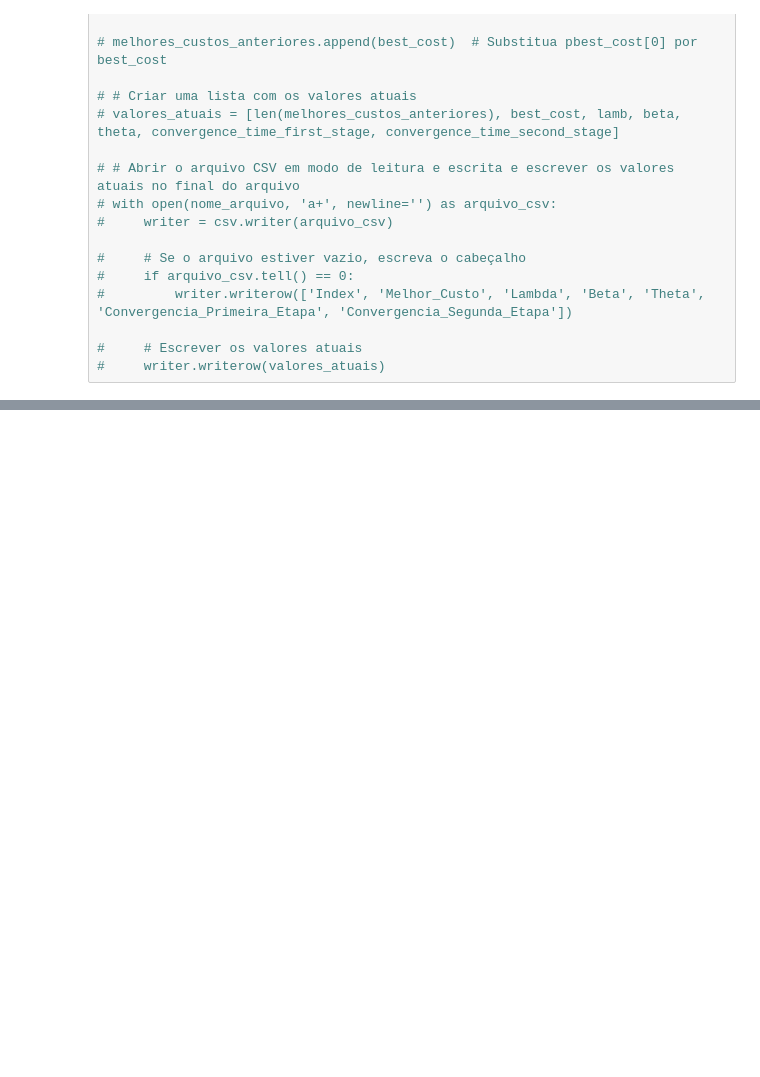
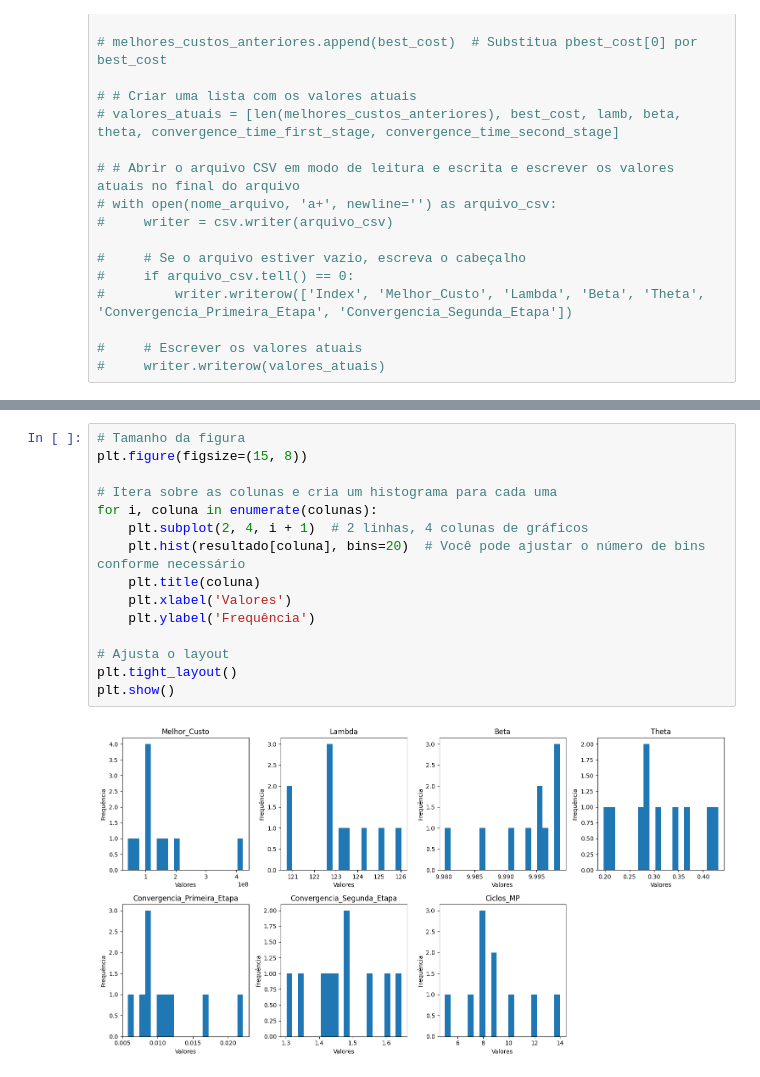
Before and after one commit to uervitonsantos/Otimizacao-Politicaca-Manutencao-Preventiva-Imperfeita, a Jupyter notebook: Algoritmo_PSO_para_otimização_de_custo_de_manutenção_preventiva_v11.ipynb, the cells around one changed output, grey strips where cells are left out. Drawn from its saved outputs; the diff is of its cells as text; blank space fills up the shorter version.

```diff
--- a/Algoritmo_PSO_para_otimização_de_custo_de_manutenção_preventiva_v11.ipynb
+++ b/Algoritmo_PSO_para_otimização_de_custo_de_manutenção_preventiva_v11.ipynb
@@ -731,3 +779,20 @@ df.describe()
+# %%
+# Tamanho da figura
+plt.figure(figsize=(15, 8))
+
+# Itera sobre as colunas e cria um histograma para cada uma
+for i, coluna in enumerate(colunas):
+    plt.subplot(2, 4, i + 1)  # 2 linhas, 4 colunas de gráficos
+    plt.hist(resultado[coluna], bins=20)  # Você pode ajustar o número de bins conforme necessário
+    plt.title(coluna)
+    plt.xlabel('Valores')
+    plt.ylabel('Frequência')
+
+# Ajusta o layout
+plt.tight_layout()
+plt.show()
+# %% [output]
+[figure, added]
 # %%
 # Seus arrays de tempos e severidade
 Tempos = [
```
Also changed, not shown: parts of 19 cells of this notebook.
